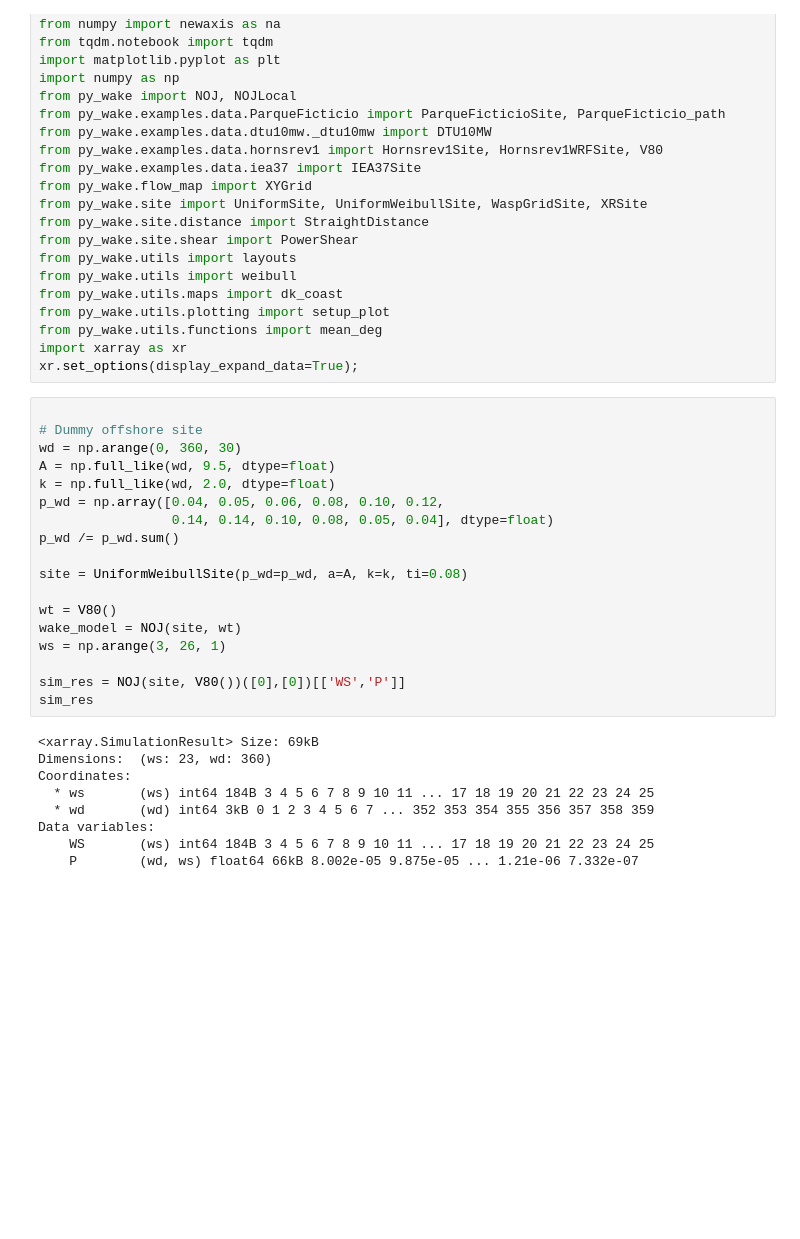
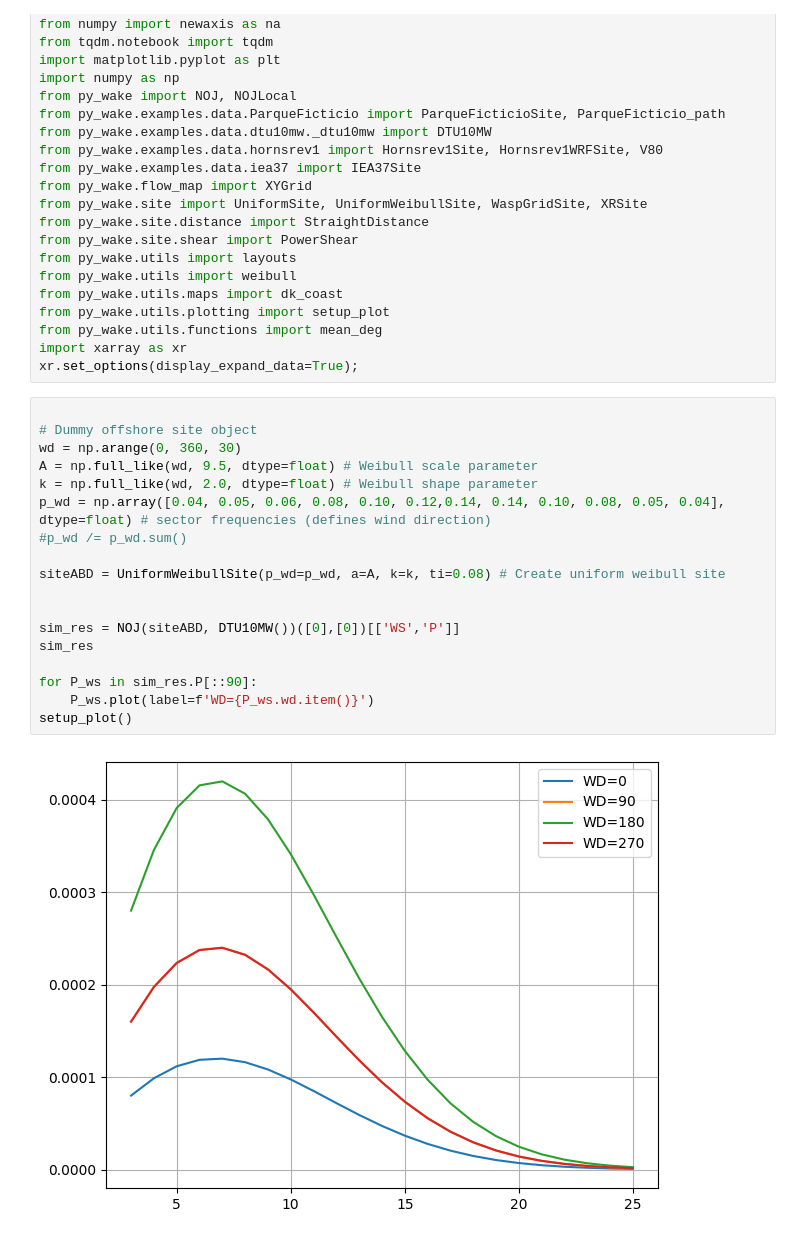
Before and after one commit to Xeidit/WindFarm2, a Jupyter notebook: FarmSim.ipynb, the cells around one changed output. Drawn from its saved outputs; the diff is of its cells as text; blank space fills up the shorter version.

Commit message:
Added aditional objects

```diff
--- a/FarmSim.ipynb
+++ b/FarmSim.ipynb
@@ -24,28 +24,21 @@ import xarray as xr
 xr.set_options(display_expand_data=True);
 # %%
 
-# Dummy offshore site
+# Dummy offshore site object
 wd = np.arange(0, 360, 30)
-A = np.full_like(wd, 9.5, dtype=float)
-k = np.full_like(wd, 2.0, dtype=float)
-p_wd = np.array([0.04, 0.05, 0.06, 0.08, 0.10, 0.12,
-                 0.14, 0.14, 0.10, 0.08, 0.05, 0.04], dtype=float)
-p_wd /= p_wd.sum()
+A = np.full_like(wd, 9.5, dtype=float) # Weibull scale parameter
+k = np.full_like(wd, 2.0, dtype=float) # Weibull shape parameter
+p_wd = np.array([0.04, 0.05, 0.06, 0.08, 0.10, 0.12,0.14, 0.14, 0.10, 0.08, 0.05, 0.04], dtype=float) # sector frequencies (defines wind direction)
+#p_wd /= p_wd.sum()
 
-site = UniformWeibullSite(p_wd=p_wd, a=A, k=k, ti=0.08)
+siteABD = UniformWeibullSite(p_wd=p_wd, a=A, k=k, ti=0.08) # Create uniform weibull site
 
-wt = V80()
-wake_model = NOJ(site, wt)
-ws = np.arange(3, 26, 1)
 
-sim_res = NOJ(site, V80())([0],[0])[['WS','P']]
+sim_res = NOJ(siteABD, DTU10MW())([0],[0])[['WS','P']]
 sim_res
+
+for P_ws in sim_res.P[::90]:
+    P_ws.plot(label=f'WD={P_ws.wd.item()}')
+setup_plot()
 # %% [output]
-<xarray.SimulationResult> Size: 69kB
-Dimensions:  (ws: 23, wd: 360)
-Coordinates:
-  * ws       (ws) int64 184B 3 4 5 6 7 8 9 10 11 ... 17 18 19 20 21 22 23 24 25
-  * wd       (wd) int64 3kB 0 1 2 3 4 5 6 7 ... 352 353 354 355 356 357 358 359
-Data variables:
-    WS       (ws) int64 184B 3 4 5 6 7 8 9 10 11 ... 17 18 19 20 21 22 23 24 25
-    P        (wd, ws) float64 66kB 8.002e-05 9.875e-05 ... 1.21e-06 7.332e-07
+[figure, added]
```
Also changed, not shown: parts of 5 cells of this notebook.
